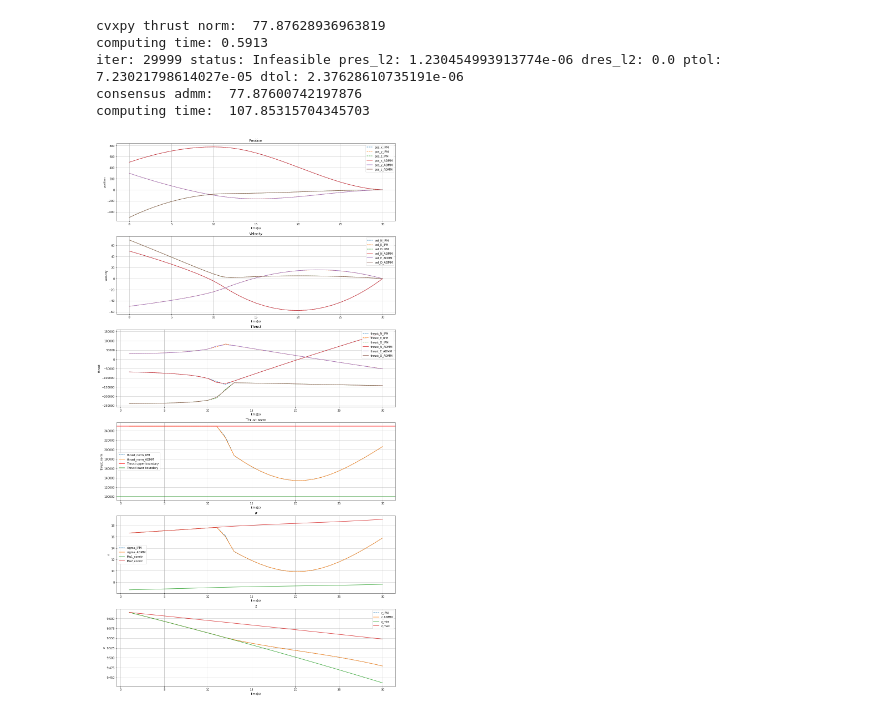
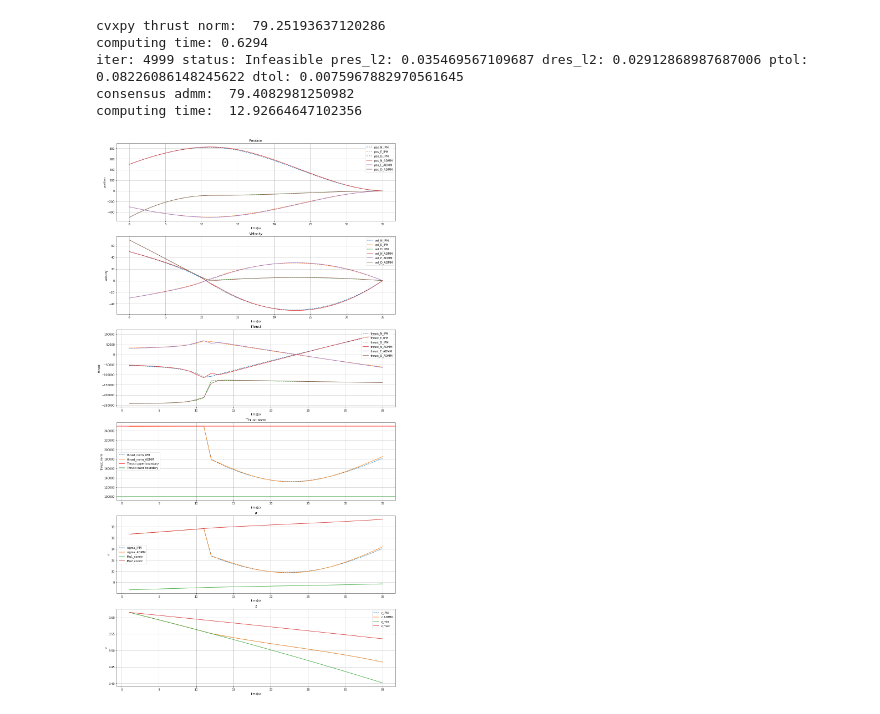
Before and after one commit to acsl-inha/drone_simulation, a Jupyter notebook: src/Convexificated_Ploblem.ipynb, the cells around one changed output. Saved outputs shown, nothing was run; the diff lists cells and outputs as text; code cells hidden in the pictures.

```diff
--- a/src/Convexificated_Ploblem.ipynb
+++ b/src/Convexificated_Ploblem.ipynb
@@ -691,14 +863,14 @@ def ADMM_compute_guidance(state,ineq_constr,tf,theta,delt):
 # %%
-tf = 30
+tf = 35
 delt = 1
 N = int(tf/delt)
 ts = np.linspace(0,tf,N+1)
 
-degree = 7.5
+degree = 5
 theta = degree*np.pi/180
 
-pos_0 = np.array([500,300,-500])
-vel_0 = np.array([50,-50,70])
+pos_0 = np.array([500,-300,-500])
+vel_0 = np.array([50,-30,70])
 pos_des = np.array([0,0,0])
 vel_des = np.array([0,0,0])
 g = np.array([0,0,9.807])
@@ -723,15 +895,16 @@ state = np.array([pos_0,vel_0,pos_des,vel_des])
 ineq_constr = np.array([z_min,z_max,Mu1,Mu2])
 # %%
 u,sigma,z,r,v = compute_guidance_cvx(state,ineq_constr,tf,delt)
-r_ADMM,u_ADMM,sigma_ADMM,z_ADMM = ADMM_compute_guidance(state,ineq_constr,tf,theta,delt)
-# r_ADMM,u_ADMM,sigma_ADMM,z_ADMM = ADMM_consensus_compute_guidance(state,ineq_constr,tf,theta,delt)
-# u_ADMM,sigma_ADMM,z_ADMM,r_ADMM,v_ADMM,z_recal = ADMM_consensus_compute_guidance_non_r(state,ineq_constr,tf,theta,delt)
+
+# r_ADMM,u_ADMM,sigma_ADMM,z_ADMM = ADMM_compute_guidance(state,ineq_constr,tf,theta,delt)
+# r_ADMM,u_ADMM,sigma_ADMM,z_ADMM = ADMM_consensus_compute_guidance_temp(state,ineq_constr,tf,theta,delt)
+u_ADMM,sigma_ADMM,z_ADMM,r_ADMM = ADMM_consensus_compute_guidance_non_r(state,ineq_constr,tf,theta,delt)
 # %% [output]
-cvxpy thrust norm:  77.87628936963819
-computing time: 0.5913
-iter: 29999 status: Infeasible pres_l2: 1.230454993913774e-06 dres_l2: 0.0 ptol: 7.23021798614027e-05 dtol: 2.37628610735191e-06
-consensus admm:  77.87600742197876
-computing time:  107.85315704345703
+cvxpy thrust norm:  79.25193637120286
+computing time: 0.6294
+iter: 4999 status: Infeasible pres_l2: 0.035469567109687 dres_l2: 0.02912868987687006 ptol: 0.08226086148245622 dtol: 0.0075967882970561645
+consensus admm:  79.4082981250982
+computing time:  12.92664647102356
 # %%
 r_ADMM_NED = np.zeros((3,N+1))
 r_ADMM_NED[:,0] = pos_0
@@ -759,12 +932,12 @@ Mu2_constr = Mu2*(1-z[:-1]+z_min)
 
 plt.figure(figsize=(18,36))
 plt.subplot(611)
-plt.plot(ts,r[0,:],'--',label='pos_x_IPM')
-plt.plot(ts,r[1,:],'--',label='pos_y_IPM')
-plt.plot(ts,r[2,:],'--',label='pos_z_IPM')
-plt.plot(ts,r_ADMM_NED[0,:],label='pos_x_ADMM')
-plt.plot(ts,r_ADMM_NED[1,:],label='pos_y_ADMM')
-plt.plot(ts,r_ADMM_NED[2,:],label='pos_z_ADMM')
+plt.plot(ts,r[0,:],'--',label='pos_N_IPM')
+plt.plot(ts,r[1,:],'--',label='pos_E_IPM')
+plt.plot(ts,r[2,:],'--',label='pos_D_IPM')
+plt.plot(ts,r_ADMM_NED[0,:],label='pos_N_ADMM')
+plt.plot(ts,r_ADMM_NED[1,:],label='pos_E_ADMM')
+plt.plot(ts,r_ADMM_NED[2,:],label='pos_D_ADMM')
 plt.title('Position')
 plt.xlabel('time(s)')
 plt.ylabel('position')
@@ -804,34 +977,34 @@ plt.plot(ts[1:],thrust_ADMM,label='thrust_norm_ADMM')
 plt.axhline(y=Thr_ub, color='r', linestyle='-',label='Thrust upper boundary')
 plt.axhline(y=Thr_lb, color='g', linestyle='-',label='Thrust lower boundary')
 plt.title('Thrust norm')
 plt.xlabel('time(s)')
 plt.ylabel('thrust_norm')
 plt.legend()
 plt.grid()
 
 plt.subplot(615)
 plt.plot(ts[1:],sigma,'--',label='sigma_IPM')
 plt.plot(ts[1:],sigma_ADMM,label='sigma_ADMM')
 plt.plot(ts[1:],Mu1_constr,label='Mu1_constr')
 plt.plot(ts[1:],Mu2_constr,label='Mu2_constr')
 plt.title(r'$\sigma$')
 plt.xlabel('time(s)')
 plt.ylabel(r'$\sigma$')
 plt.legend()
 plt.grid()
 
 plt.subplot(616)
 plt.plot(ts[1:],z[:-1],'--',label='z_IPM')
 plt.plot(ts[1:],z_ADMM_recal[:-1],label='z_ADMM')
 plt.plot(ts[1:],z_min,label='z_min')
 plt.plot(ts[1:],z_max,label='z_max')
 plt.title('z')
 plt.xlabel('time(s)')
 plt.ylabel('z')
 plt.legend()
 plt.grid()
 # %% [output]
-[figure, old version]
+[figure, new version]
 # %%
 step_prev_ADMM = thrust_ADMM_NED[:,:-1]
 thrust_prev_ADMM = thrust_ADMM[:-1]
```
Also changed, not shown: parts of 6 cells of this notebook, 1 other file.
